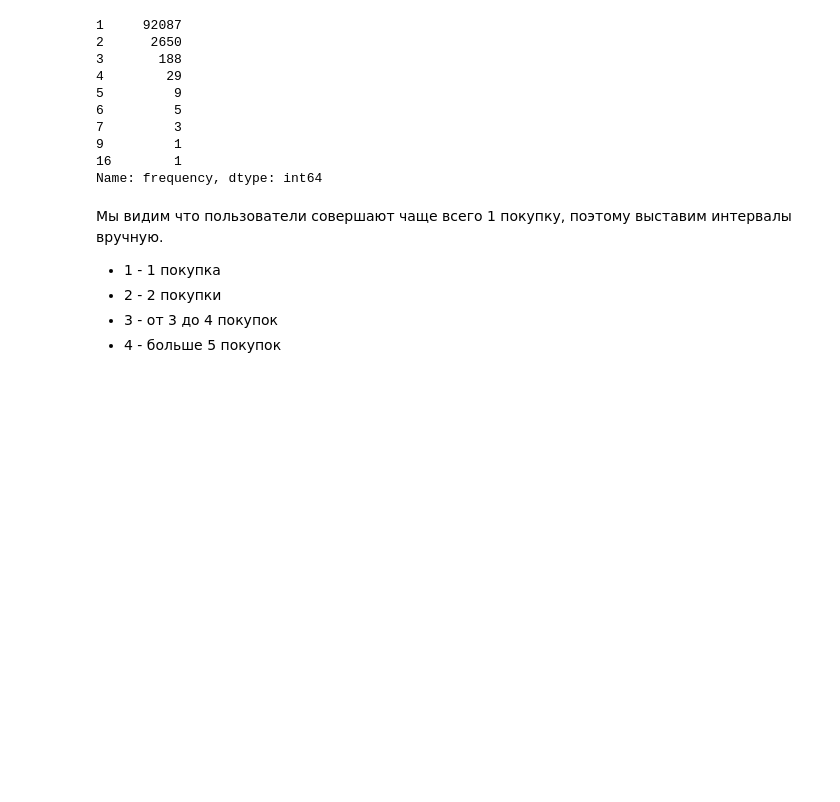
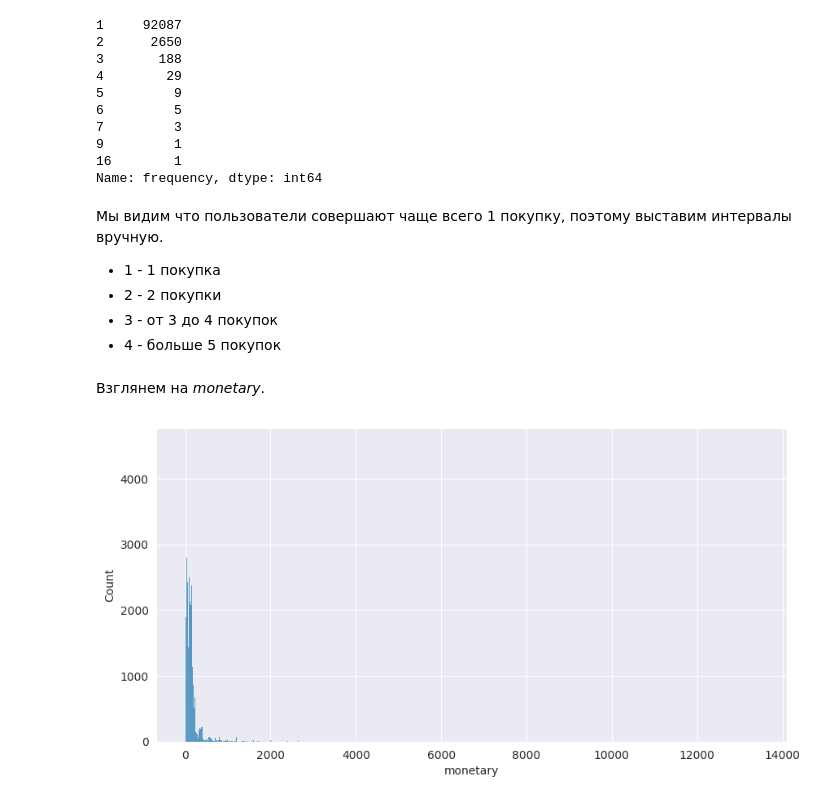
Before and after one commit to Terkinsss/karpov_courses_intermediate_project, a Jupyter notebook: Project.ipynb, the cells around one changed output. Cells and saved outputs as stored; diff of their text form; code cells hidden in the pictures; blank space fills up the shorter version.

```diff
--- a/Project.ipynb
+++ b/Project.ipynb
@@ -937,3 +937,9 @@ Name: frequency, dtype: int64
 *  2 - 2 покупки
 *  3 - от 3 до 4 покупок
 *  4 - больше 5 покупок
+# %% [markdown]
+Взглянем на *monetary*.
+# %%
+sns.histplot(rfm['monetary']);
+# %% [output]
+[figure, added]
```
Also changed, not shown: parts of 20 cells of this notebook.
